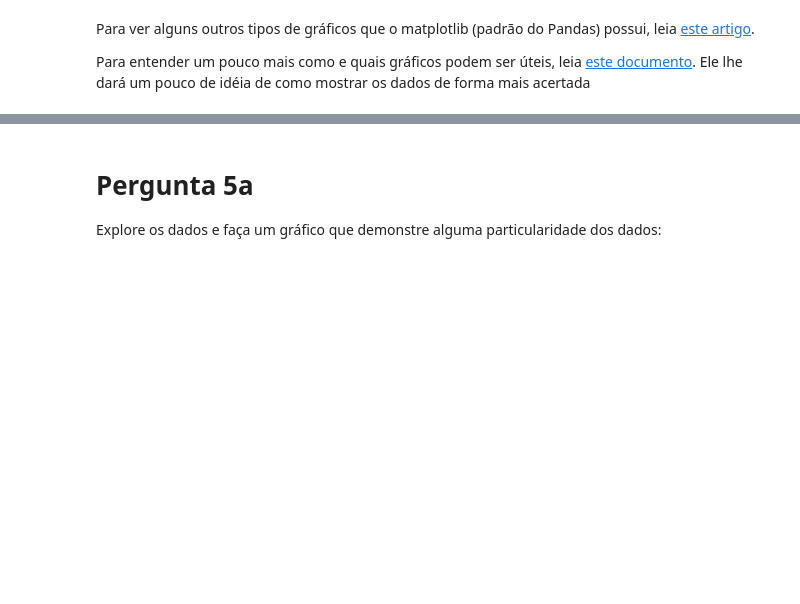
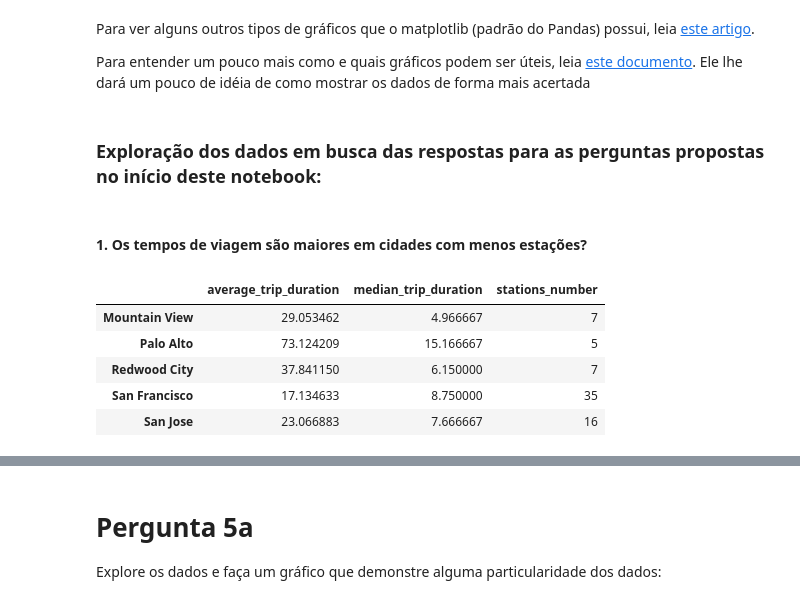
Before and after one commit to raphaelrrcoelho/bay-area-bike-share, a Jupyter notebook: Analise_Bay_Area_Bike_Share-NDFDSI.ipynb, the cells around one changed output, grey strips where cells are left out. Cells and saved outputs as stored; diff of their text form; code cells hidden in the pictures; blank space fills up the shorter version.

```diff
--- a/Analise_Bay_Area_Bike_Share-NDFDSI.ipynb
+++ b/Analise_Bay_Area_Bike_Share-NDFDSI.ipynb
@@ -419,3 +428,7 @@ Um feito com suas explorações, copie as duas visualizações que você achou m
 Para ver alguns outros tipos de gráficos que o matplotlib (padrão do Pandas) possui, leia [este artigo](https://www.labri.fr/perso/nrougier/teaching/matplotlib/#other-types-of-plots).
 
 Para entender um pouco mais como e quais gráficos podem ser úteis, leia [este documento](https://www.tableau.com/sites/default/files/media/Whitepapers/which_chart_v6_ptb.pdf). Ele lhe dará um pouco de idéia de como mostrar os dados de forma mais acertada
+# %% [markdown]
+### Exploração dos dados em busca das respostas para as perguntas propostas no início deste notebook:
+# %% [markdown]
+#### 1. Os tempos de viagem são maiores em cidades com menos estações?
@@ -421,0 +465,9 @@ Para entender um pouco mais como e quais gráficos podem ser úteis, leia [este
+# %%
+duration_stations_data
+# %% [output]
+|  | average_trip_duration | median_trip_duration | stations_number |
+| Mountain View | 29.053462 | 4.966667 | 7 |
+| Palo Alto | 73.124209 | 15.166667 | 5 |
+| Redwood City | 37.841150 | 6.150000 | 7 |
+| San Francisco | 17.134633 | 8.750000 | 35 |
+| San Jose | 23.066883 | 7.666667 | 16 |
```
Also changed, not shown: parts of 13 cells of this notebook, 1 other file.
